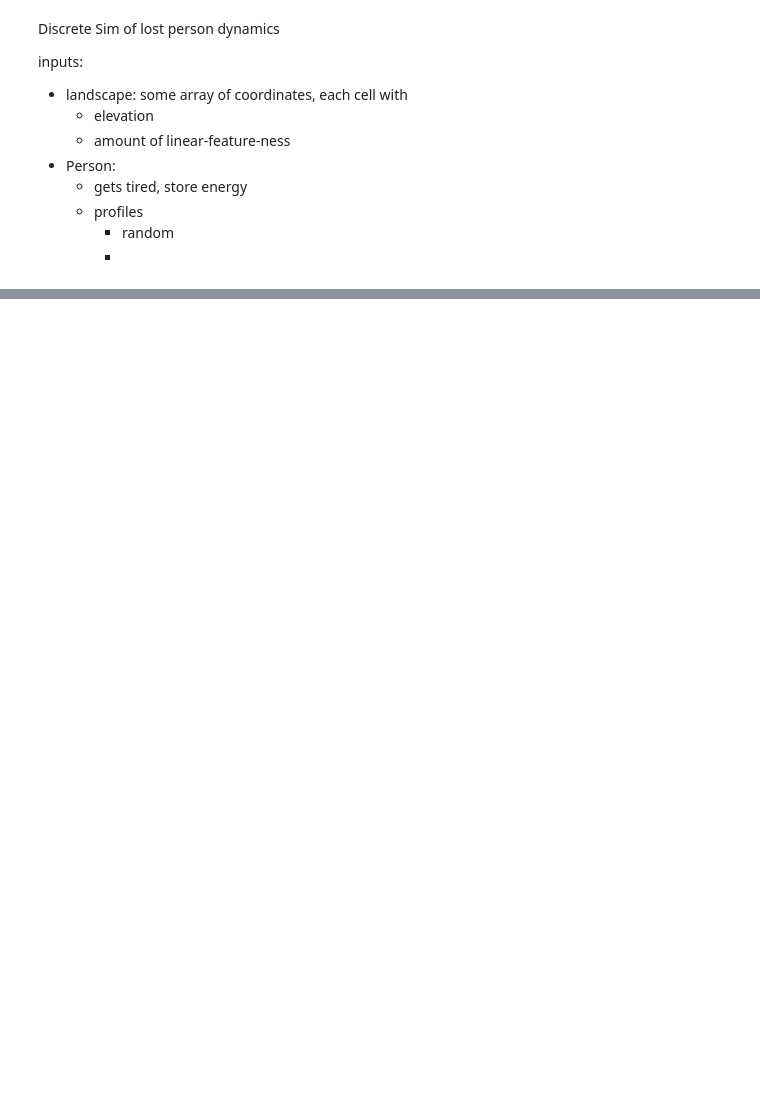
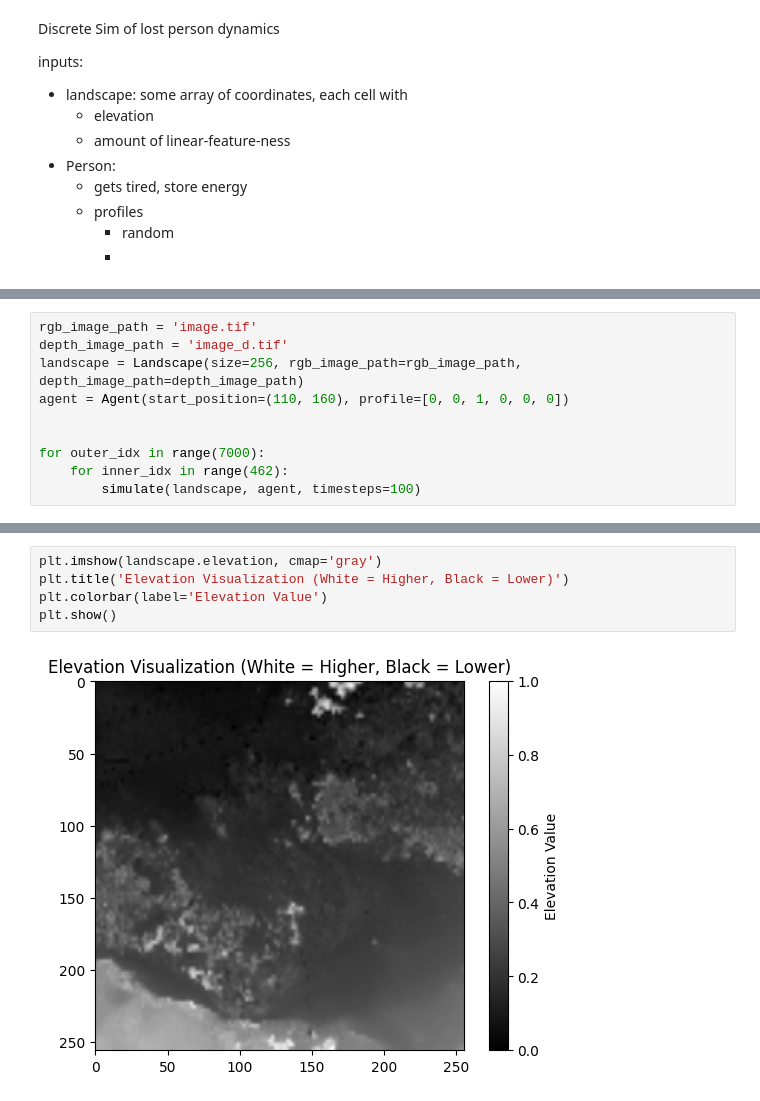
Before and after one commit to cmaloney111/Agent-AI4SAR, a Jupyter notebook: SaR_Behavior_Profile_Sim.ipynb, the cells around one changed output, grey strips where cells are left out. Saved outputs shown, nothing was run; the diff lists cells and outputs as text; blank space fills up the shorter version.

```diff
--- a/SaR_Behavior_Profile_Sim.ipynb
+++ b/SaR_Behavior_Profile_Sim.ipynb
@@ -152,0 +240,10 @@ simulate(landscape, agent, 100)
+# %%
+rgb_image_path = 'image.tif'
+depth_image_path = 'image_d.tif'
+landscape = Landscape(size=256, rgb_image_path=rgb_image_path, depth_image_path=depth_image_path)
+agent = Agent(start_position=(110, 160), profile=[0, 0, 1, 0, 0, 0])
+
+
+for outer_idx in range(7000):
+    for inner_idx in range(462):
+        simulate(landscape, agent, timesteps=100)
@@ -152,0 +268,7 @@ simulate(landscape, agent, 100)
+# %%
+plt.imshow(landscape.elevation, cmap='gray')
+plt.title('Elevation Visualization (White = Higher, Black = Lower)')
+plt.colorbar(label='Elevation Value')
+plt.show()
+# %% [output]
+[figure, added]
```
Also changed, not shown: parts of 6 cells of this notebook.
